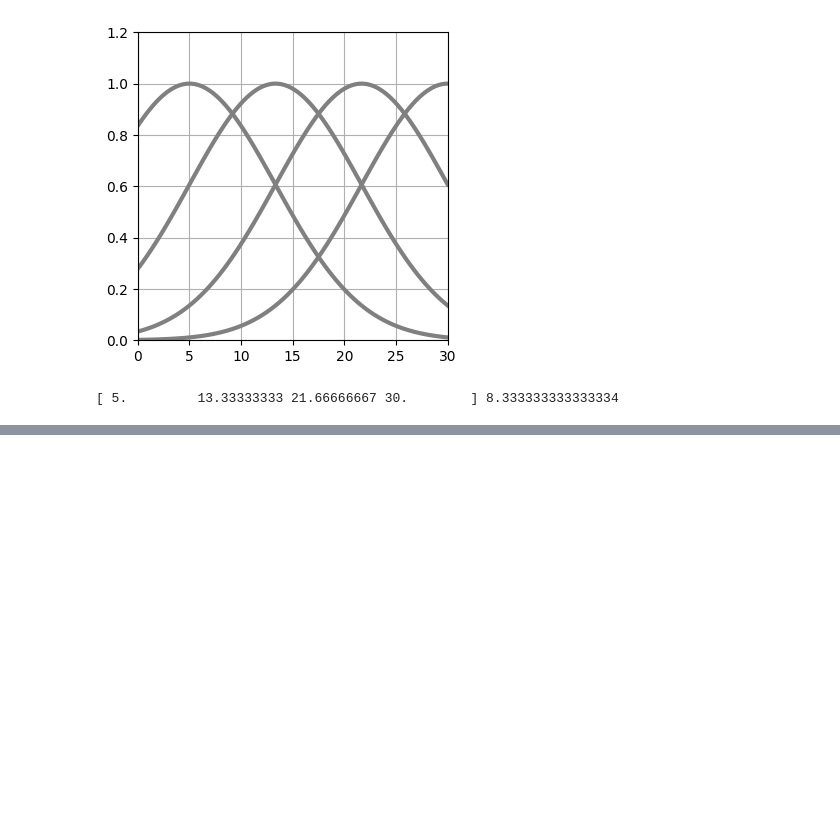
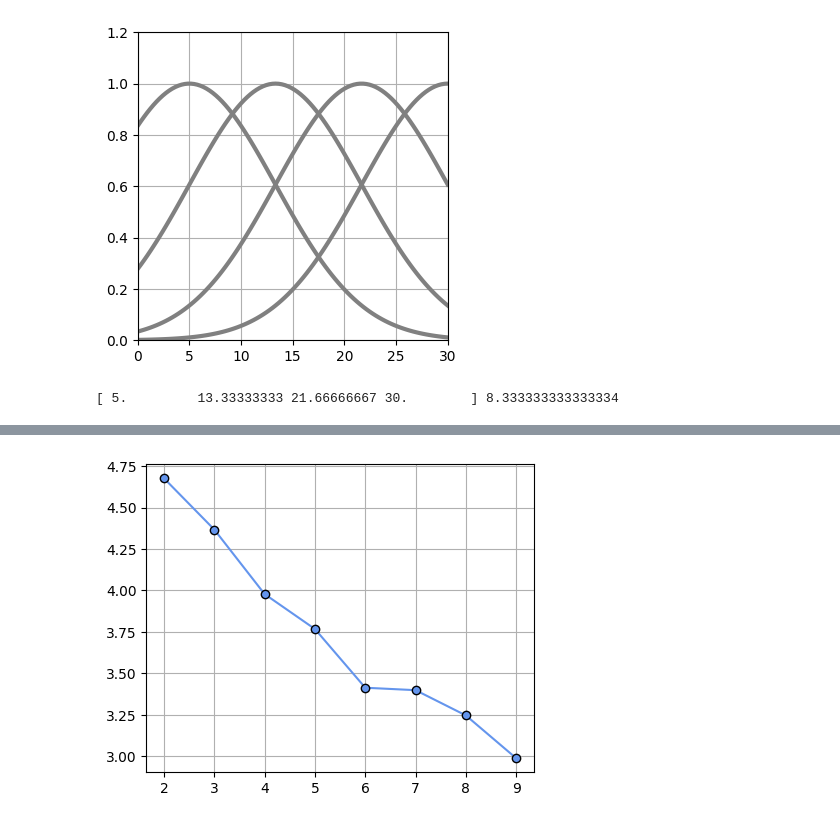
Before and after one commit to mijumaru-0625/Python, a Jupyter notebook: 5.4線形既定関数モデル.ipynb, the cells around one changed output, grey strips where cells are left out. Cells and saved outputs as stored; diff of their text form; code cells hidden in the pictures; blank space fills up the shorter version.

```diff
--- a/5.4線形既定関数モデル.ipynb
+++ b/5.4線形既定関数モデル.ipynb
@@ -55,0 +146,16 @@ print(mu, s)
+# %%
+# リスト 5-3-(9)
+# メイン -----
+M = range(2, 10)
+sd = np.zeros(len(M))
+for i in range(len(M)):
+    w = fit_gauss_func(X, T, M[i])           # w を計算
+    sd[i] = np.sqrt(mse_gauss_func(X, T, w)) # SD を計算
+
+# グラフ描画
+plt.figure(figsize=(5, 4))
+plt.plot(M, sd, "cornflowerblue", marker="o", markeredgecolor="black")
+plt.grid()
+plt.show()
+# %% [output]
+[figure, added]
```
Also changed, not shown: parts of 12 cells of this notebook, 2 other files.
